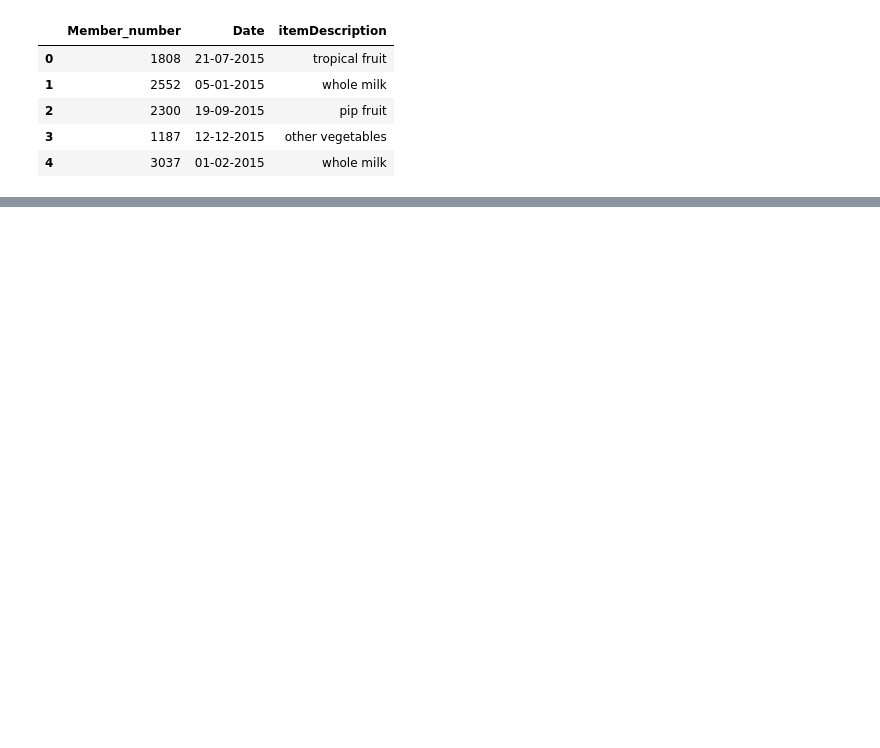
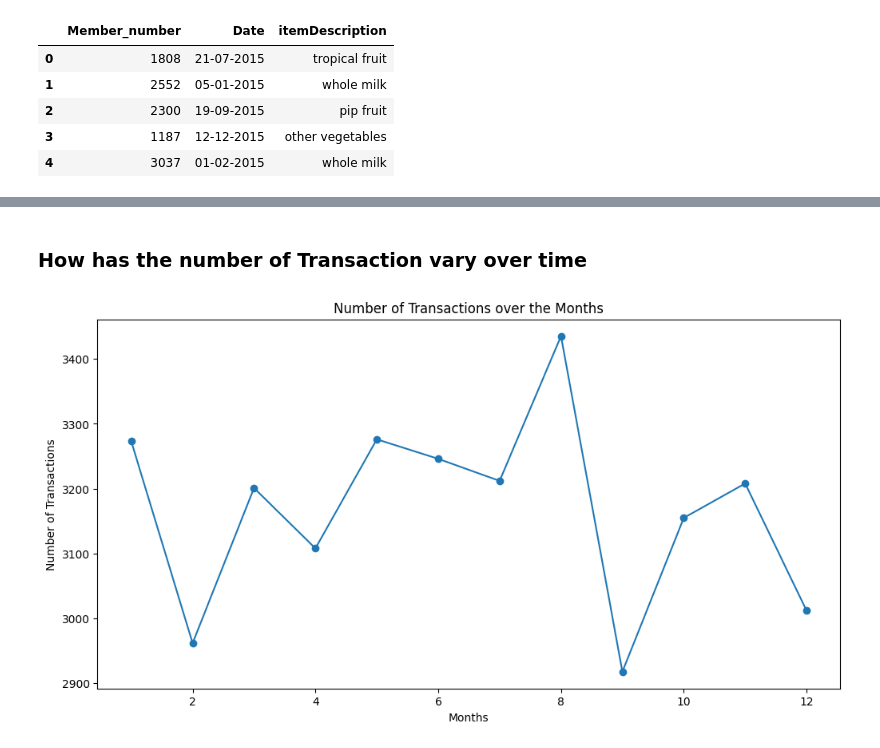
Before and after one commit to Vhickyem/Market-Basket-Analysis-on-Groceries-Dataset, a Jupyter notebook: code.ipynb, the cells around one changed output, grey strips where cells are left out. Cells and saved outputs as stored; diff of their text form; code cells hidden in the pictures; blank space fills up the shorter version.

```diff
--- a/code.ipynb
+++ b/code.ipynb
@@ -18,0 +122,15 @@ grocery.head()
+# %% [markdown]
+### How has the number of Transaction vary over time
+# %%
+# number of transactions over the years
+
+trans_per_year = grocery.groupby('Month').size()
+
+plt.figure(figsize=(12,6))
+trans_per_year.plot(marker='o')
+plt.title("Number of Transactions over the Months")
+plt.xlabel('Months')
+plt.ylabel('Number of Transactions')
+plt.show()
+# %% [output]
+[figure, added]
```
Also changed, not shown: parts of 24 cells of this notebook.
